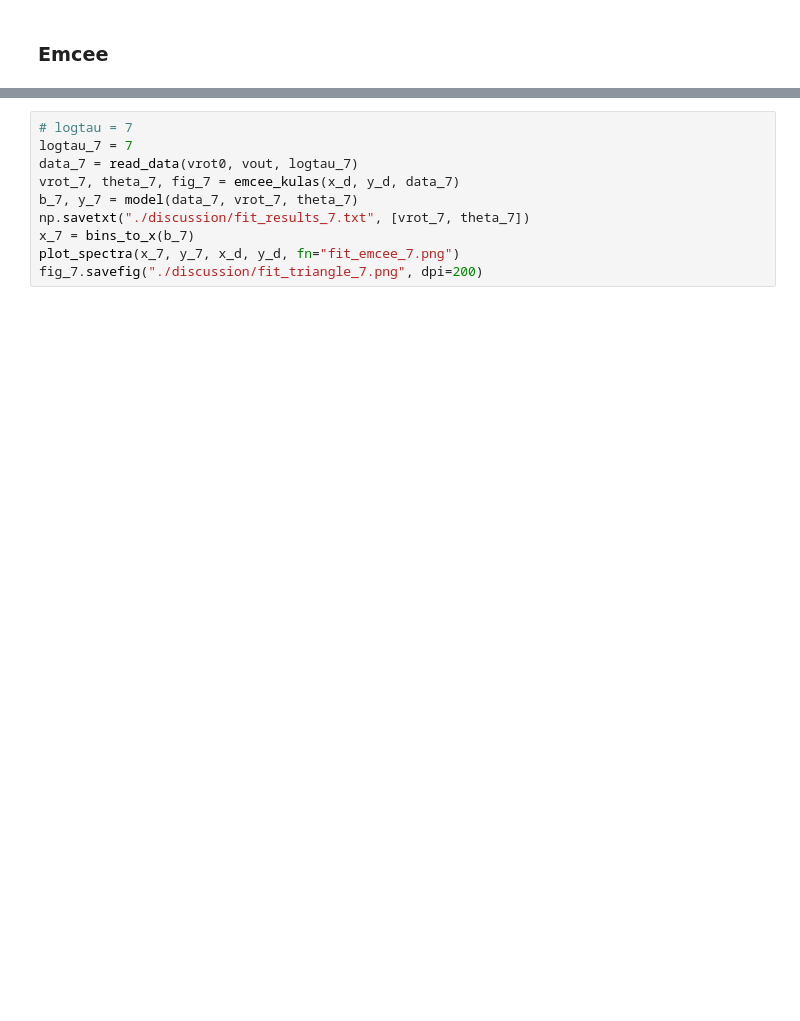
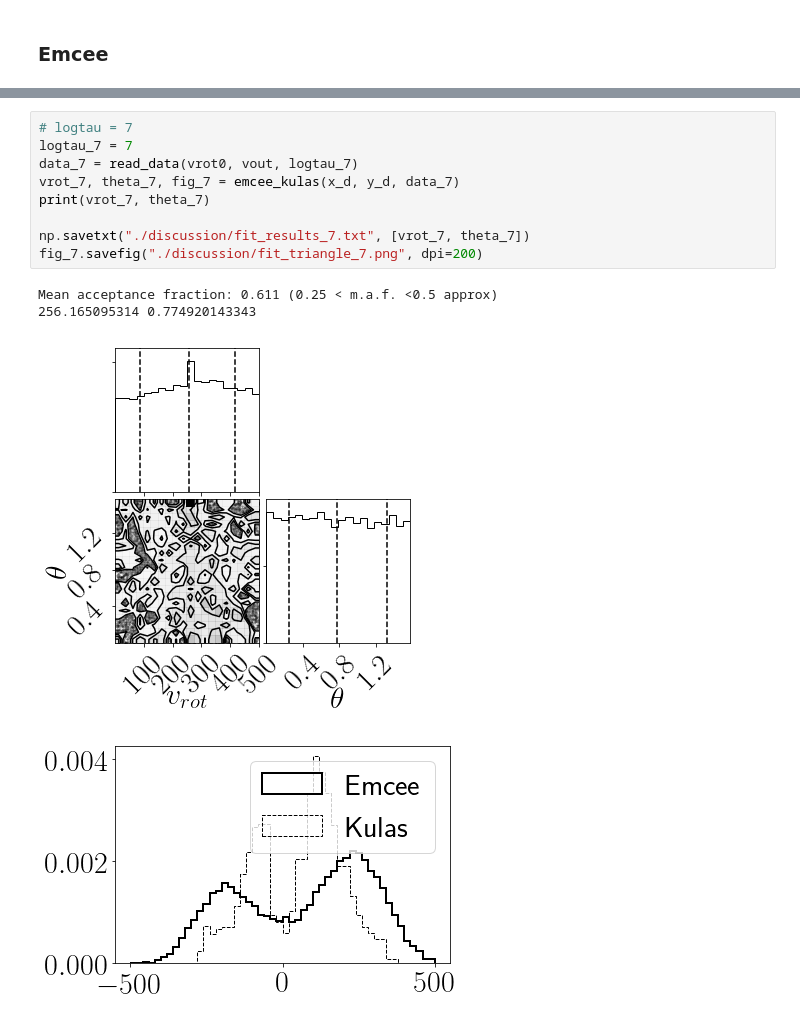
Before and after one commit to astroandes/CLARA_RotationOutflows, a Jupyter notebook: plots/paper/discussion_fit.ipynb, the cells around one changed output, grey strips where cells are left out. Cells and saved outputs as stored; diff of their text form; blank space fills up the shorter version.

```diff
--- a/plots/paper/discussion_fit.ipynb
+++ b/plots/paper/discussion_fit.ipynb
@@ -216,10 +229,14 @@ fig_6.savefig("./discussion/fit_triangle_6.png", dpi=200)
 # %%
 # logtau = 7
 logtau_7 = 7
 data_7 = read_data(vrot0, vout, logtau_7)
 vrot_7, theta_7, fig_7 = emcee_kulas(x_d, y_d, data_7)
-b_7, y_7 = model(data_7, vrot_7, theta_7)
+print(vrot_7, theta_7)
+
 np.savetxt("./discussion/fit_results_7.txt", [vrot_7, theta_7])
-x_7 = bins_to_x(b_7)
-plot_spectra(x_7, y_7, x_d, y_d, fn="fit_emcee_7.png")
 fig_7.savefig("./discussion/fit_triangle_7.png", dpi=200)
+# %% [output]
+Mean acceptance fraction: 0.611 (0.25 < m.a.f. <0.5 approx)
+256.165095314 0.774920143343
+[figure, added]
+[figure, added]
```
Also changed, not shown: parts of 7 cells of this notebook, 23 other files.
